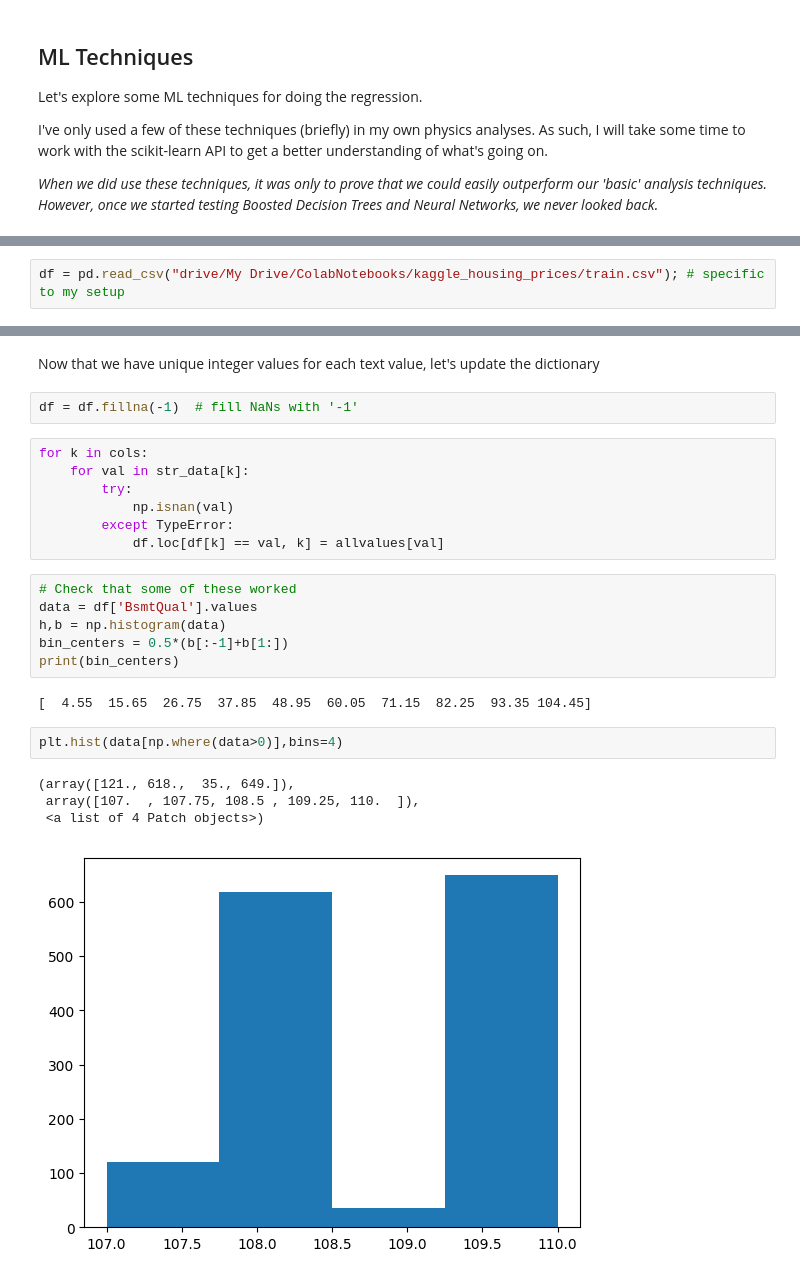
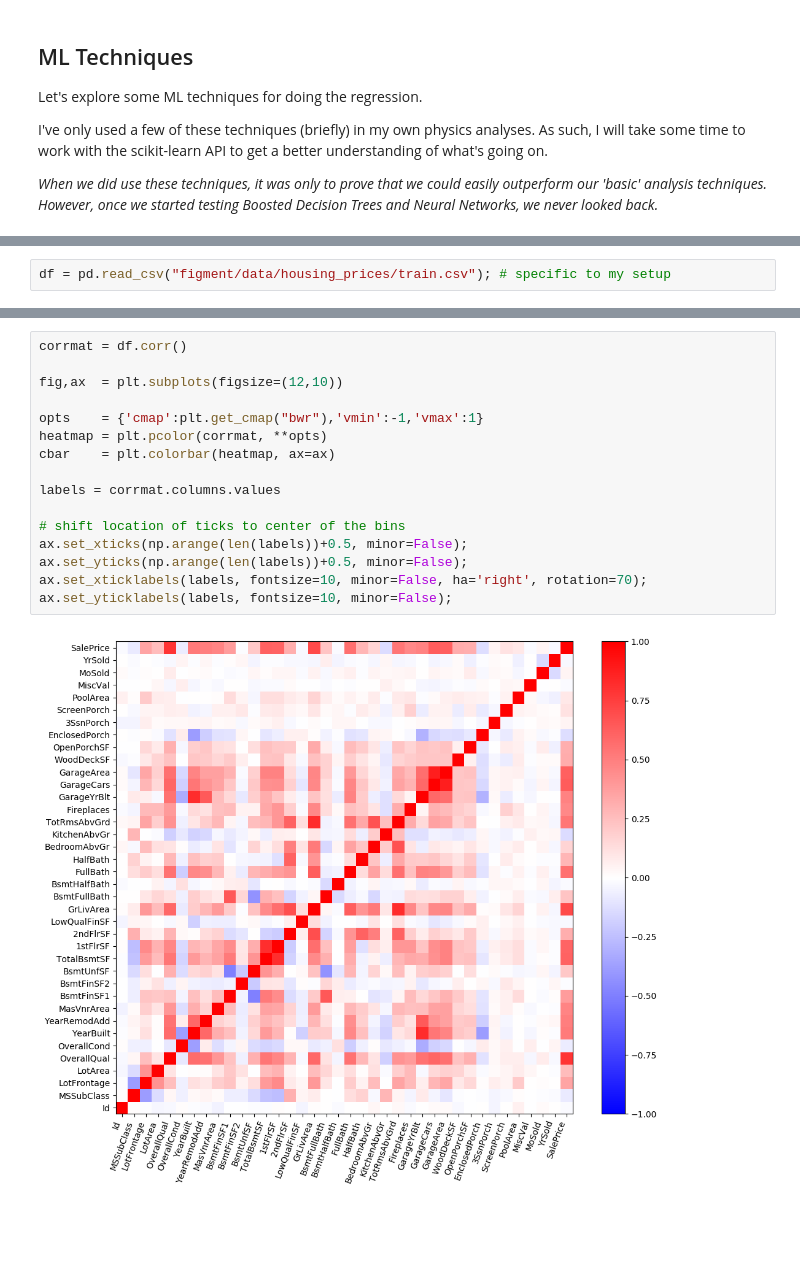
Before and after one commit to demarley/figment, a Jupyter notebook: python/1-housing_prices.ipynb, the cells around one changed output, grey strips where cells are left out. Saved outputs shown, nothing was run; the diff lists cells and outputs as text; blank space fills up the shorter version.

```diff
--- a/python/1-housing_prices.ipynb
+++ b/python/1-housing_prices.ipynb
@@ -33,6 +37,6 @@ import sklearn
 import pandas as pd
 # %%
-df = pd.read_csv("drive/My Drive/ColabNotebooks/kaggle_housing_prices/train.csv"); # specific to my setup
+df = pd.read_csv("figment/data/housing_prices/train.csv"); # specific to my setup
 # %% [markdown]
 ### Data Cleaning
 
@@ -66,26 +44,18 @@ for v,val in enumerate(values):
-# %% [markdown]
-Now that we have unique integer values for each text value, let's update the dictionary
-# %%
-df = df.fillna(-1)  # fill NaNs with '-1'
-# %%
-for k in cols:
-    for val in str_data[k]:
-        try:
-            np.isnan(val)
-        except TypeError:
-            df.loc[df[k] == val, k] = allvalues[val]
-# %%
-# Check that some of these worked
-data = df['BsmtQual'].values
-h,b = np.histogram(data)
-bin_centers = 0.5*(b[:-1]+b[1:])
-print(bin_centers)
-# %% [output]
-[  4.55  15.65  26.75  37.85  48.95  60.05  71.15  82.25  93.35 104.45]
-# %%
-plt.hist(data[np.where(data>0)],bins=4)
-# %% [output]
-(array([121., 618.,  35., 649.]),
- array([107.  , 107.75, 108.5 , 109.25, 110.  ]),
- <a list of 4 Patch objects>)
-[figure, removed]
+# %%
+corrmat = df.corr()
+
+fig,ax  = plt.subplots(figsize=(12,10))
+
+opts    = {'cmap':plt.get_cmap("bwr"),'vmin':-1,'vmax':1}
+heatmap = plt.pcolor(corrmat, **opts)
+cbar    = plt.colorbar(heatmap, ax=ax)
+
+labels = corrmat.columns.values
+
+# shift location of ticks to center of the bins
+ax.set_xticks(np.arange(len(labels))+0.5, minor=False);
+ax.set_yticks(np.arange(len(labels))+0.5, minor=False);
+ax.set_xticklabels(labels, fontsize=10, minor=False, ha='right', rotation=70);
+ax.set_yticklabels(labels, fontsize=10, minor=False);
+# %% [output]
+[figure, added]
```
Also changed, not shown: parts of 22 cells of this notebook.
